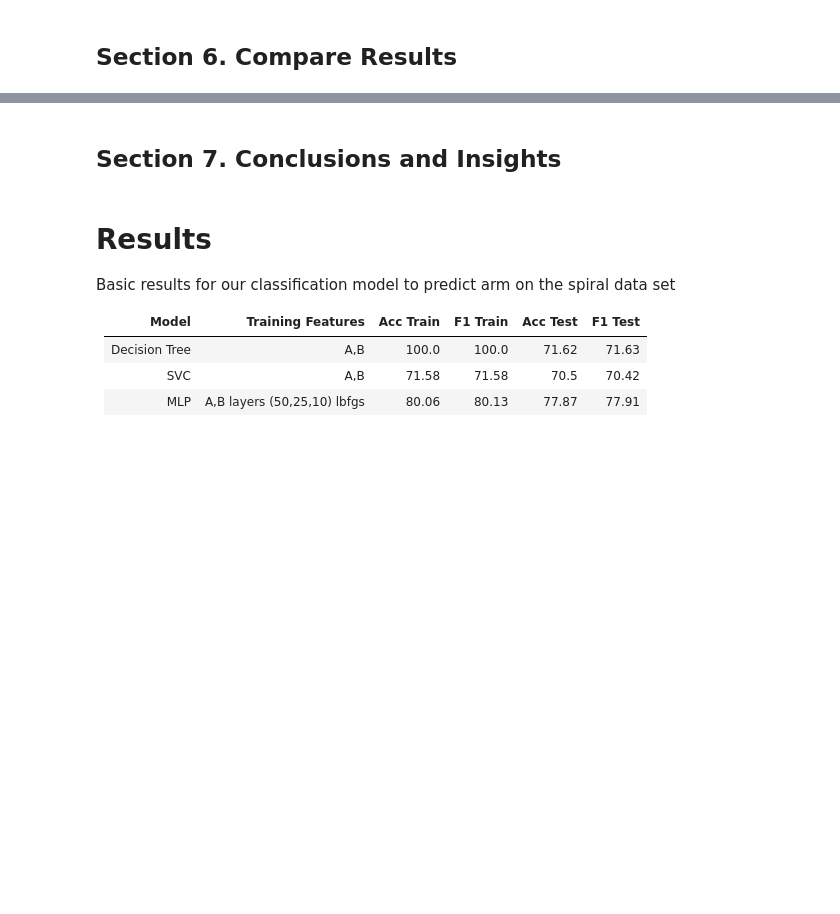
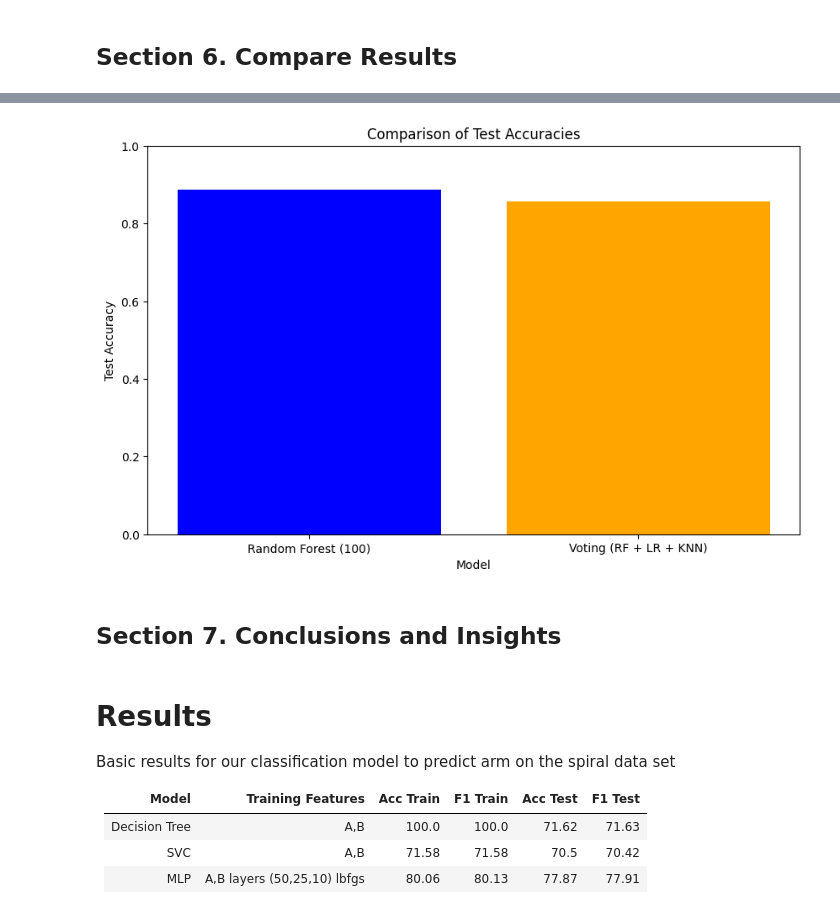
Before and after one commit to bjdawson23/applied-ml-branton, a Jupyter notebook: notebooks/project05/ml05_branton.ipynb, the cells around one changed output, grey strips where cells are left out. Cells and saved outputs as stored; diff of their text form; code cells hidden in the pictures; blank space fills up the shorter version.

```diff
--- a/notebooks/project05/ml05_branton.ipynb
+++ b/notebooks/project05/ml05_branton.ipynb
@@ -444,3 +317,14 @@ Summary of All Models:
+# %%
+# Plot a comparison of test accuracies
+plt.figure(figsize=(10, 6))
+plt.bar(results_df["Model"], results_df["Test Accuracy"], color=["blue", "orange"])
+plt.ylim(0, 1)
+plt.title("Comparison of Test Accuracies")
+plt.xlabel("Model")
+plt.ylabel("Test Accuracy")
+plt.show()
+# %% [output]
+[figure, added]
 # %% [markdown]
 ## Section 7. Conclusions and Insights
 # %% [markdown]
```
Also changed, not shown: parts of 4 cells of this notebook.
